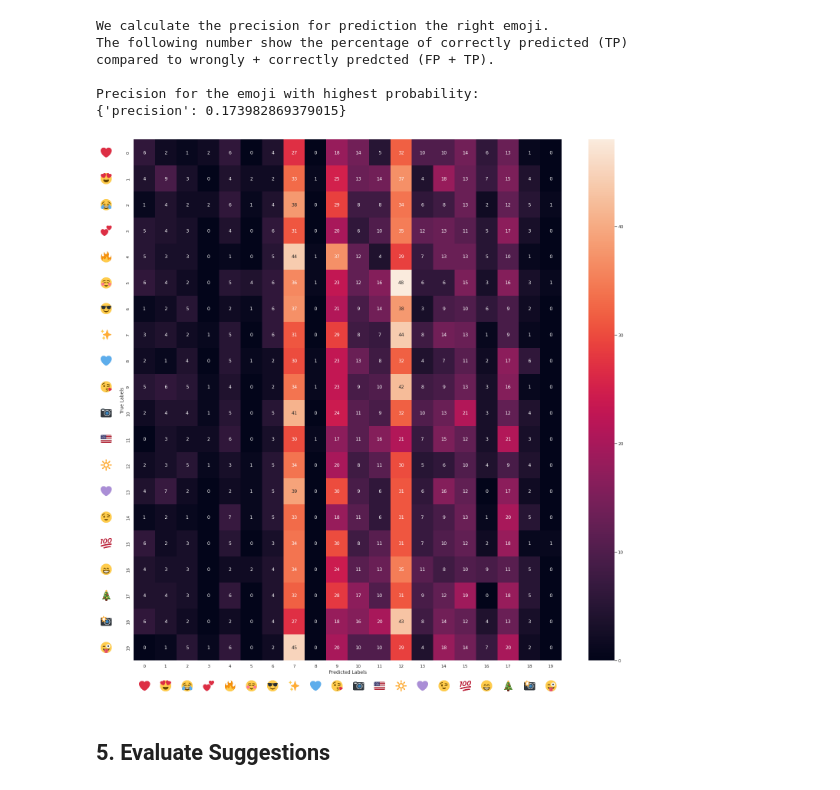
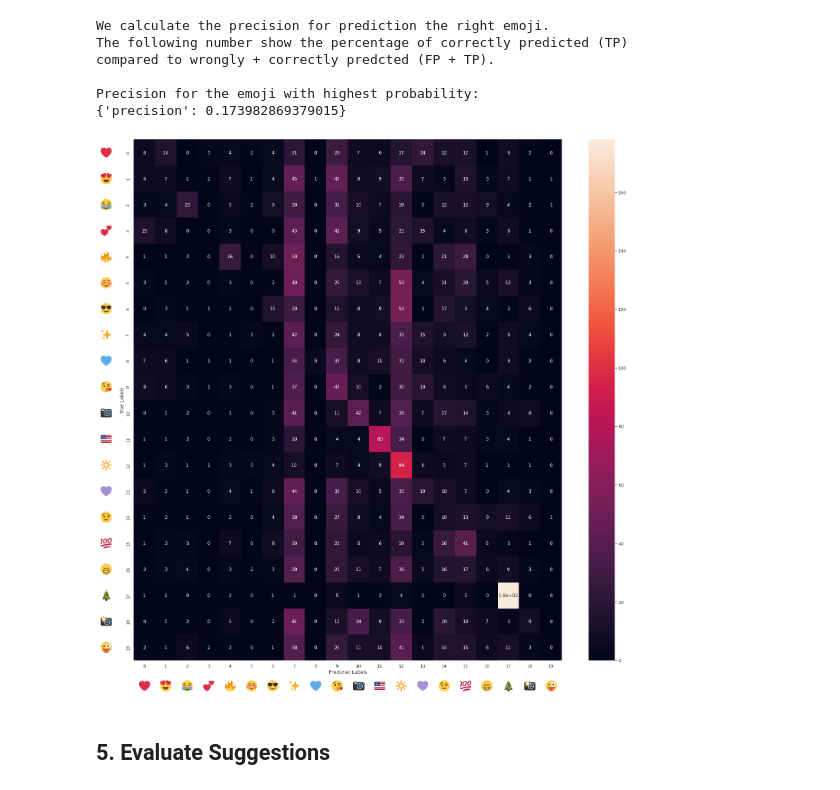
Before and after one commit to vincentclaes/emoji-predictor, a Jupyter notebook: fine-tune/01-zero-shot-with-CLIP-on-test-dataset-tweets.ipynb, the cells around one changed output. Cells and saved outputs as stored; diff of their text form; code cells hidden in the pictures.

```diff
--- a/fine-tune/01-zero-shot-with-CLIP-on-test-dataset-tweets.ipynb
+++ b/fine-tune/01-zero-shot-with-CLIP-on-test-dataset-tweets.ipynb
@@ -159,9 +156,9 @@ def confusion_matrix_emojis(labels, predictions):
 
     plt.show(block=False)
 # %%
-confusion_matrix_emojis(labels=test_dataset["label"], predictions=predictions)
+confusion_matrix_emojis(labels=references, predictions=predictions)
 # %% [output]
-[figure, old version]
+[figure, new version]
 # %% [markdown]
 ## 5. Evaluate Suggestions
 # %%
```
Also changed, not shown: parts of 2 cells of this notebook, 1 other file.
